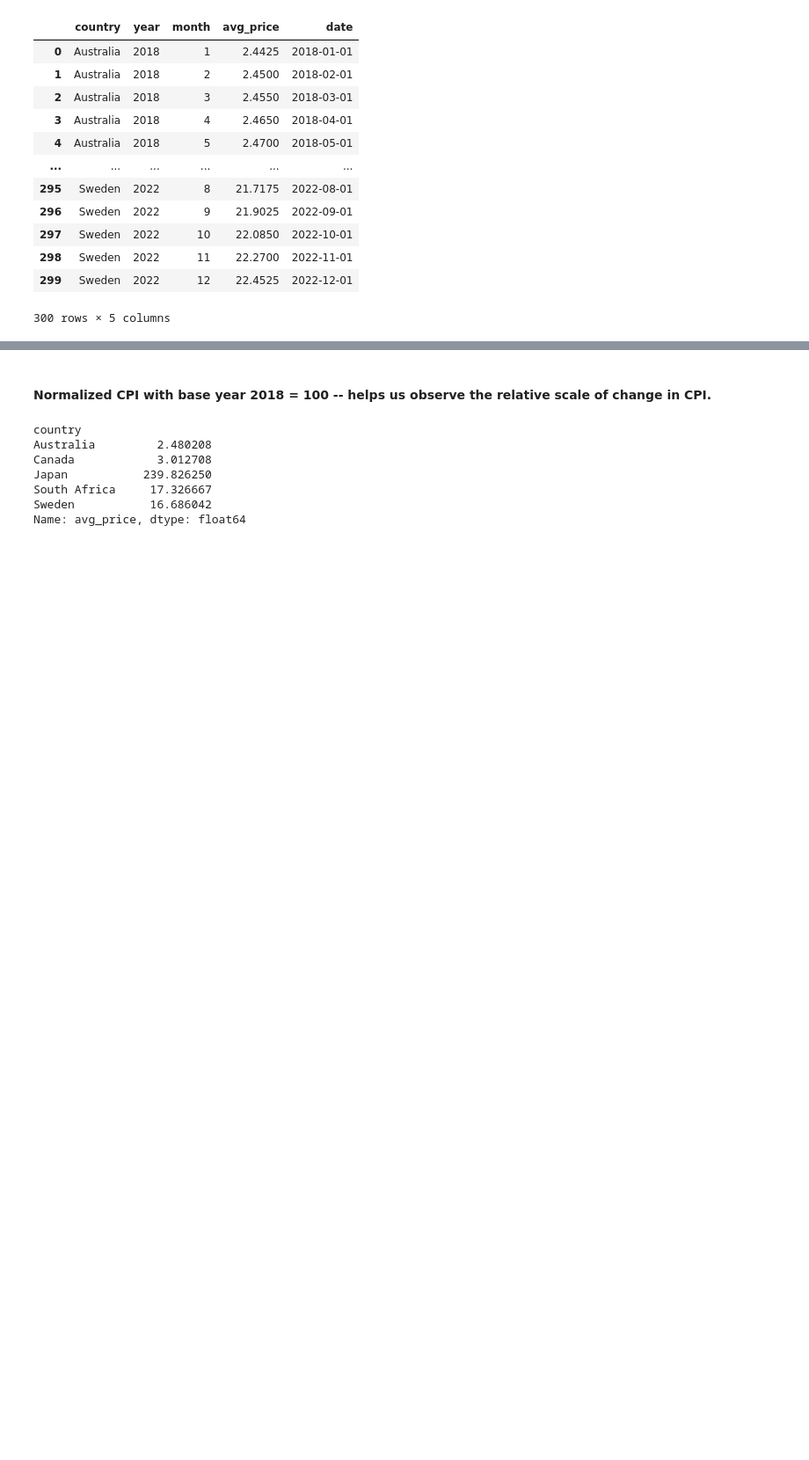
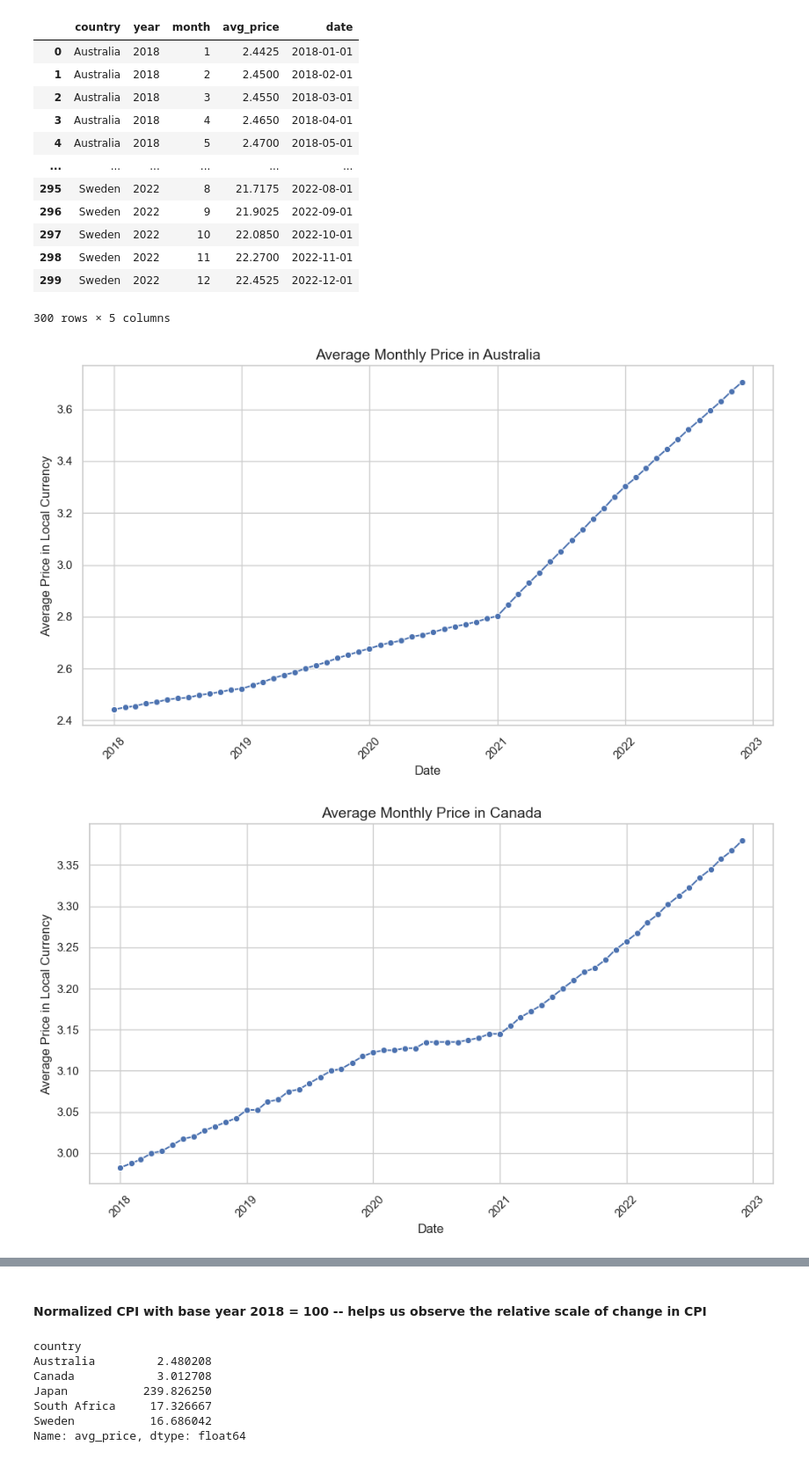
Before and after one commit to Ra20r/MSEC-Bootcamp-2025, a Jupyter notebook: bootcamp_project.ipynb, the cells around one changed output, grey strips where cells are left out. Shown at 88% size. Saved outputs shown, nothing was run; the diff lists cells and outputs as text; code cells hidden in the pictures; blank space fills up the shorter version.

```diff
--- a/bootcamp_project.ipynb
+++ b/bootcamp_project.ipynb
@@ -226,3 +225,19 @@ monthly_avg_df
 | 298 | Sweden | 2022 | 11 | 22.2700 | 2022-11-01 |
 | 299 | Sweden | 2022 | 12 | 22.4525 | 2022-12-01 |
 300 rows × 5 columns
+# %%
+for country in monthly_avg_df['country'].unique():
+    plt.figure(figsize=(10, 6))
+    subset = monthly_avg_df[monthly_avg_df['country'] == country]
+
+    sns.lineplot(data=subset, x='date', y='avg_price', marker='o')
+
+    plt.title(f'Average Monthly Price in {country}', fontsize=14)
+    plt.xlabel('Date')
+    plt.ylabel('Average Price in Local Currency')
+    plt.xticks(rotation=45)
+    plt.tight_layout()
+    plt.show()
+# %% [output]
+[figure, added]
+[figure, added]
@@ -229,5 +247,5 @@ monthly_avg_df
 # %% [markdown]
-#### Normalized CPI with base year 2018 = 100 -- helps us observe the relative scale of change in CPI.
+#### Normalized CPI with base year 2018 = 100 -- helps us observe the relative scale of change in CPI
 # %%
 base_2018 = monthly_avg_df[monthly_avg_df['year'] == 2018].groupby('country')['avg_price'].mean()
 base_2018
```
Also changed, not shown: parts of 13 cells of this notebook.
